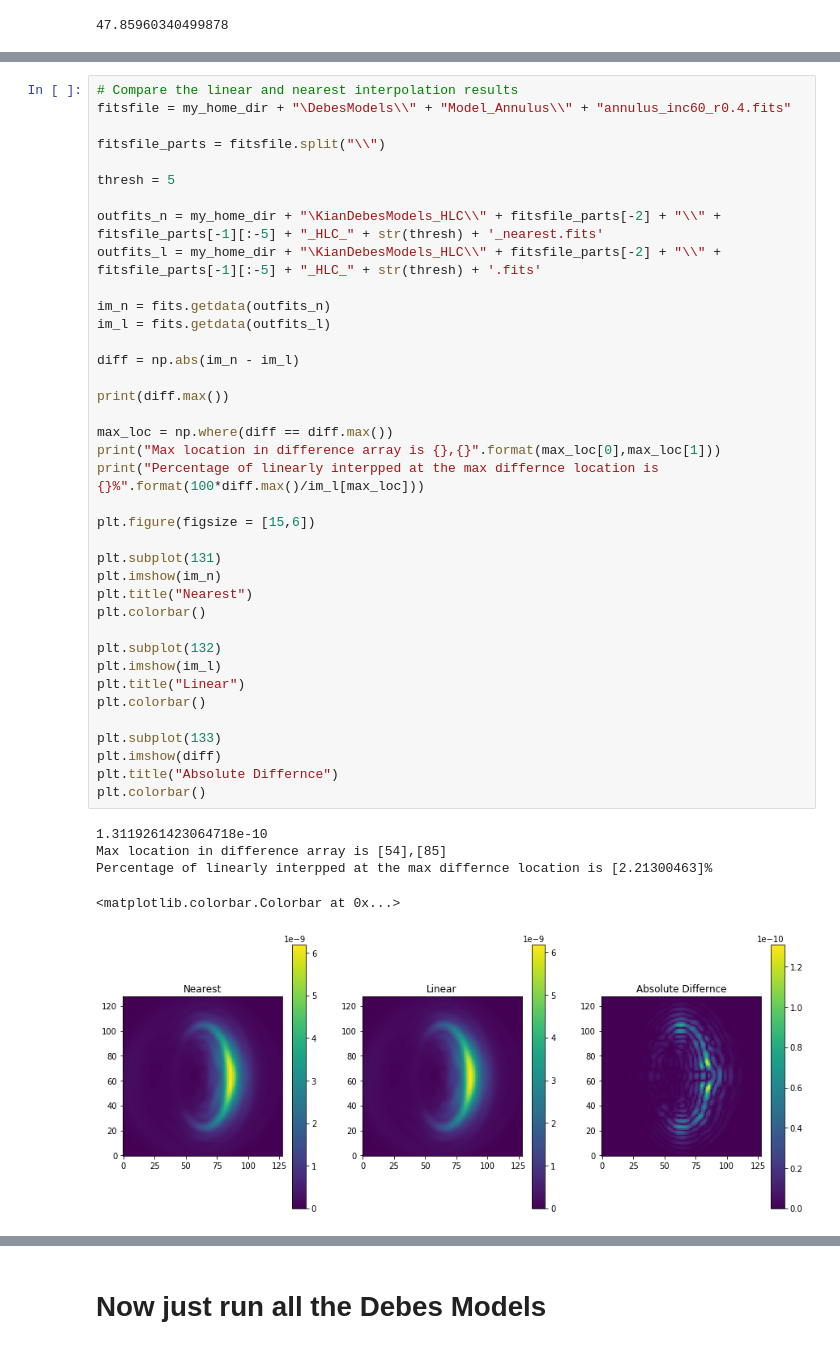
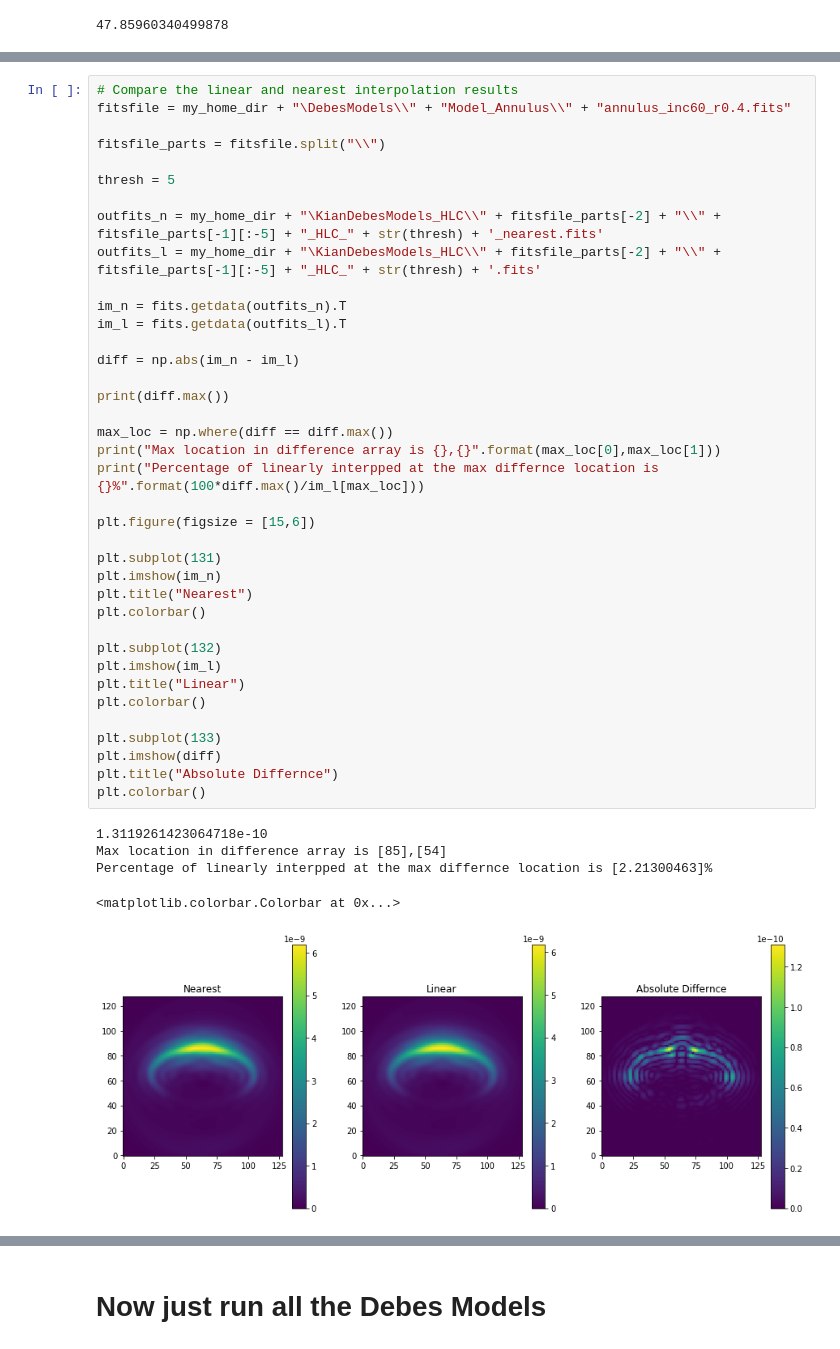
Before and after one commit to kian1377/kians_wfirst_dust_detection, a Jupyter notebook: ProcessInputScenes_CGI_HLC.ipynb, the cells around one changed output, grey strips where cells are left out. Drawn from its saved outputs; the diff is of its cells as text.

```diff
--- a/ProcessInputScenes_CGI_HLC.ipynb
+++ b/ProcessInputScenes_CGI_HLC.ipynb
@@ -586,39 +587,39 @@ thresh = 5
 outfits_n = my_home_dir + "\KianDebesModels_HLC\\" + fitsfile_parts[-2] + "\\" + fitsfile_parts[-1][:-5] + "_HLC_" + str(thresh) + '_nearest.fits'
 outfits_l = my_home_dir + "\KianDebesModels_HLC\\" + fitsfile_parts[-2] + "\\" + fitsfile_parts[-1][:-5] + "_HLC_" + str(thresh) + '.fits'
 
-im_n = fits.getdata(outfits_n)
-im_l = fits.getdata(outfits_l)
+im_n = fits.getdata(outfits_n).T
+im_l = fits.getdata(outfits_l).T
 
 diff = np.abs(im_n - im_l)
 
 print(diff.max())
 
 max_loc = np.where(diff == diff.max())
 print("Max location in difference array is {},{}".format(max_loc[0],max_loc[1]))
 print("Percentage of linearly interpped at the max differnce location is {}%".format(100*diff.max()/im_l[max_loc]))
 
 plt.figure(figsize = [15,6])
 
 plt.subplot(131)
 plt.imshow(im_n)
 plt.title("Nearest")
 plt.colorbar()
 
 plt.subplot(132)
 plt.imshow(im_l)
 plt.title("Linear")
 plt.colorbar()
 
 plt.subplot(133)
 plt.imshow(diff)
 plt.title("Absolute Differnce")
 plt.colorbar()
 # %% [output]
 1.3119261423064718e-10
-Max location in difference array is [54],[85]
+Max location in difference array is [85],[54]
 Percentage of linearly interpped at the max differnce location is [2.21300463]%
 <matplotlib.colorbar.Colorbar at 0x...>
-[figure, old version]
+[figure, new version]
 # %%
 # Compare with that from OS5 PSFs
 
```
Also changed, not shown: parts of 6 cells of this notebook, 1 other file.
